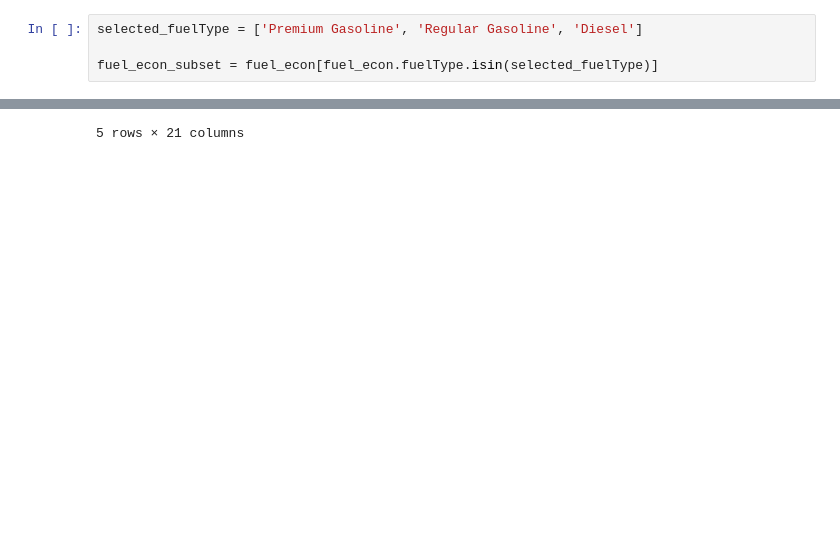
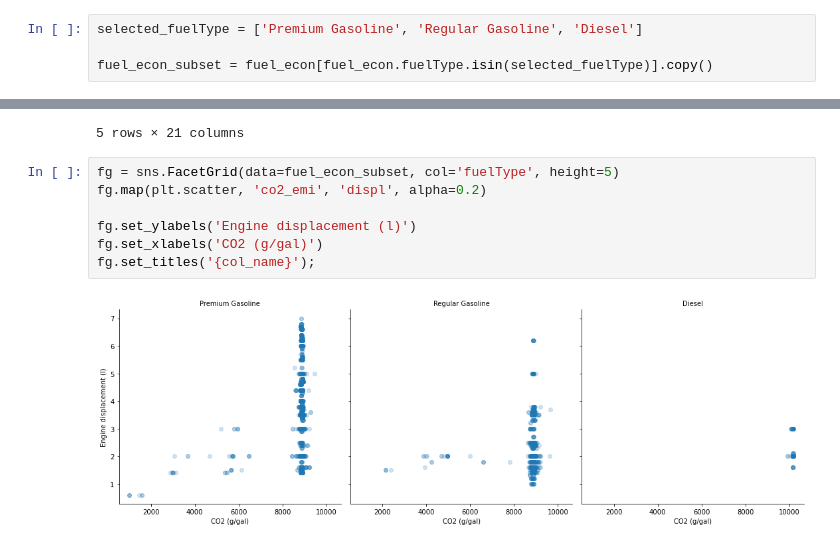
Before and after one commit to Alex-YuZ/Data-Visualization, a Jupyter notebook: Plot_Matrices_and_PairPlot.ipynb, the cells around one changed output, grey strips where cells are left out. Saved outputs shown, nothing was run; the diff lists cells and outputs as text; blank space fills up the shorter version.

Commit message:
feat: Add example on facet plots on new feature v.s. displ by fuelType

```diff
--- a/Plot_Matrices_and_PairPlot.ipynb
+++ b/Plot_Matrices_and_PairPlot.ipynb
@@ -108,7 +110,7 @@ array(['Premium Gasoline', 'Regular Gasoline', 'Diesel',
 # %%
 selected_fuelType = ['Premium Gasoline', 'Regular Gasoline', 'Diesel']
 
-fuel_econ_subset = fuel_econ[fuel_econ.fuelType.isin(selected_fuelType)]
+fuel_econ_subset = fuel_econ[fuel_econ.fuelType.isin(selected_fuelType)].copy()
 # %%
 fuel_econ_subset.loc[:, 'co2_emi'] = fuel_econ_subset.loc[:, 'co2'] * fuel_econ_subset.loc[:, 'comb']
 # %%
@@ -121,3 +123,12 @@ fuel_econ_subset.head()
 | 3 | 32207 | Volkswagen | CC 4motion | 2013 | Compact Cars | All-Wheel Drive | Automatic (S6) | Premium Gasoline | 6 | 3.6 | ... | ... |
 | 4 | 32208 | Chevrolet | Malibu eAssist | 2013 | Midsize Cars | Front-Wheel Drive | Automatic (S6) | Regular Gasoline | 4 | 2.4 | ... | ... |
 5 rows × 21 columns
+# %%
+fg = sns.FacetGrid(data=fuel_econ_subset, col='fuelType', height=5)
+fg.map(plt.scatter, 'co2_emi', 'displ', alpha=0.2)
+
+fg.set_ylabels('Engine displacement (l)')
+fg.set_xlabels('CO2 (g/gal)')
+fg.set_titles('{col_name}');
+# %% [output]
+[figure, added]
```
Also changed, not shown: parts of 3 cells of this notebook.
